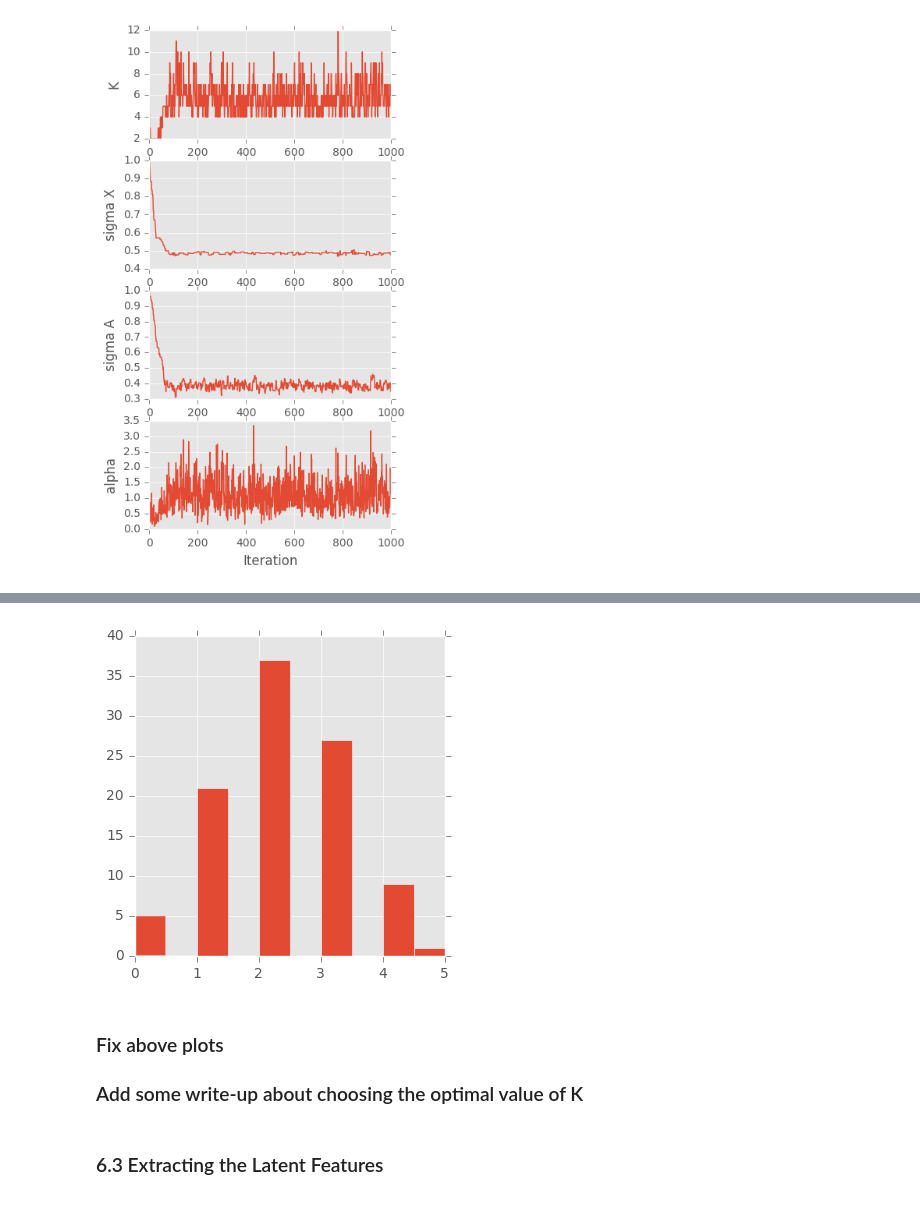
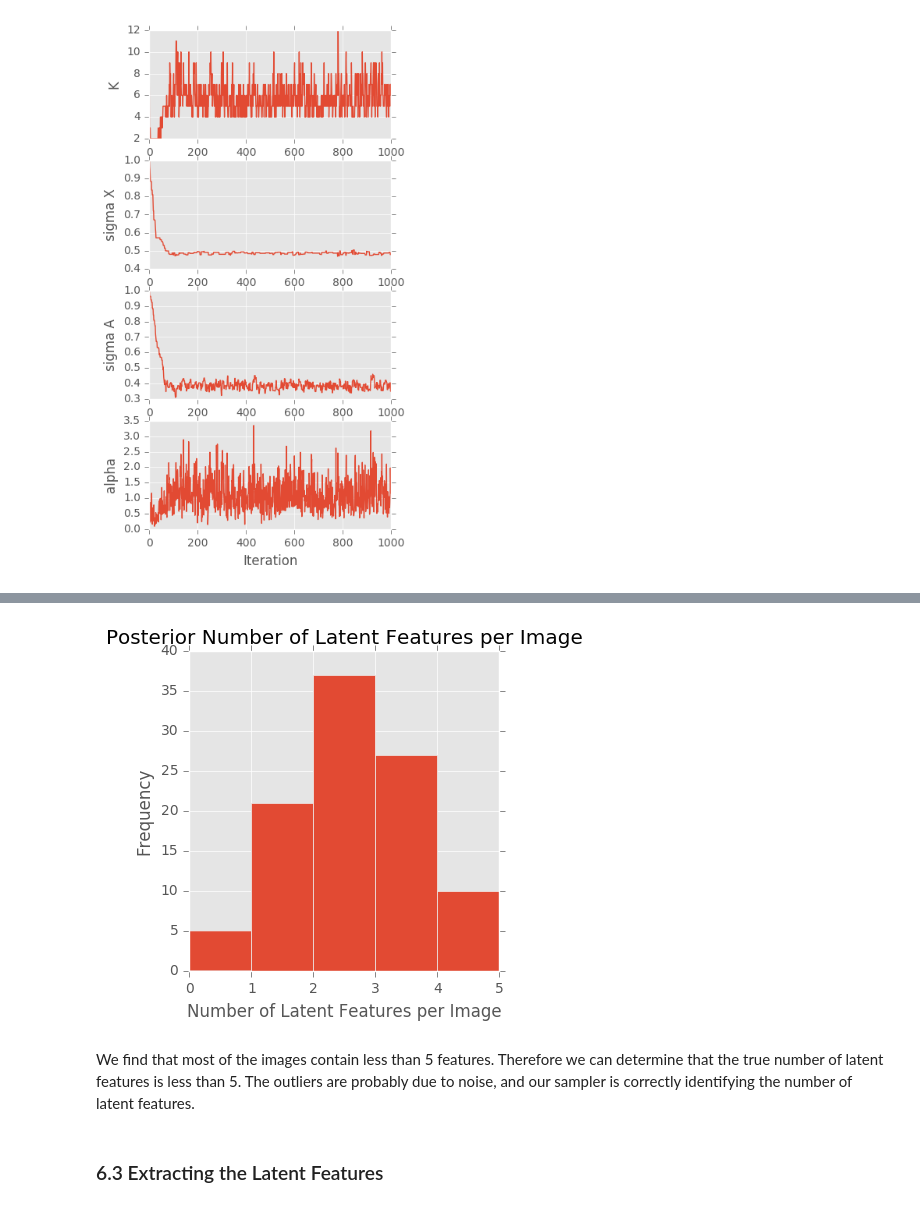
Before and after one commit to drjorda2/STA-663-IndianBuffet, a Jupyter notebook: IndianBuffetProcess_FinalDraft.ipynb, the cells around one changed output, grey strips where cells are left out. Cells and saved outputs as stored; diff of their text form; code cells hidden in the pictures.

```diff
--- a/IndianBuffetProcess_FinalDraft.ipynb
+++ b/IndianBuffetProcess_FinalDraft.ipynb
@@ -1118,14 +1122,15 @@ plt.show()
 # %%
 plt.figure(figsize=(4, 4))
 final_Z = chain_Z[len(chain_Z)-1,::]
-plt.hist(np.sum(final_Z, axis=1,dtype=np.int64))
+plt.hist(np.sum(final_Z, axis=1,dtype=np.int64), bins=5)
+plt.xlabel('Number of Latent Features per Image')
+plt.ylabel('Frequency')
+plt.title('Posterior Number of Latent Features per Image')
 plt.show()
 # %% [output]
-[figure, old version]
+[figure, new version]
-# %% [markdown]
-
-### Fix above plots
-### Add some write-up about choosing the optimal value of K
+# %% [markdown]
+We find that most of the images contain less than 5 features. Therefore we can determine that the true number of latent features is less than 5. The outliers are probably due to noise, and our sampler is correctly identifying the number of latent features.
 # %% [markdown]
 ### 6.3 Extracting the Latent Features
 # %% [markdown]
```
Also changed, not shown: parts of 26 cells of this notebook.
